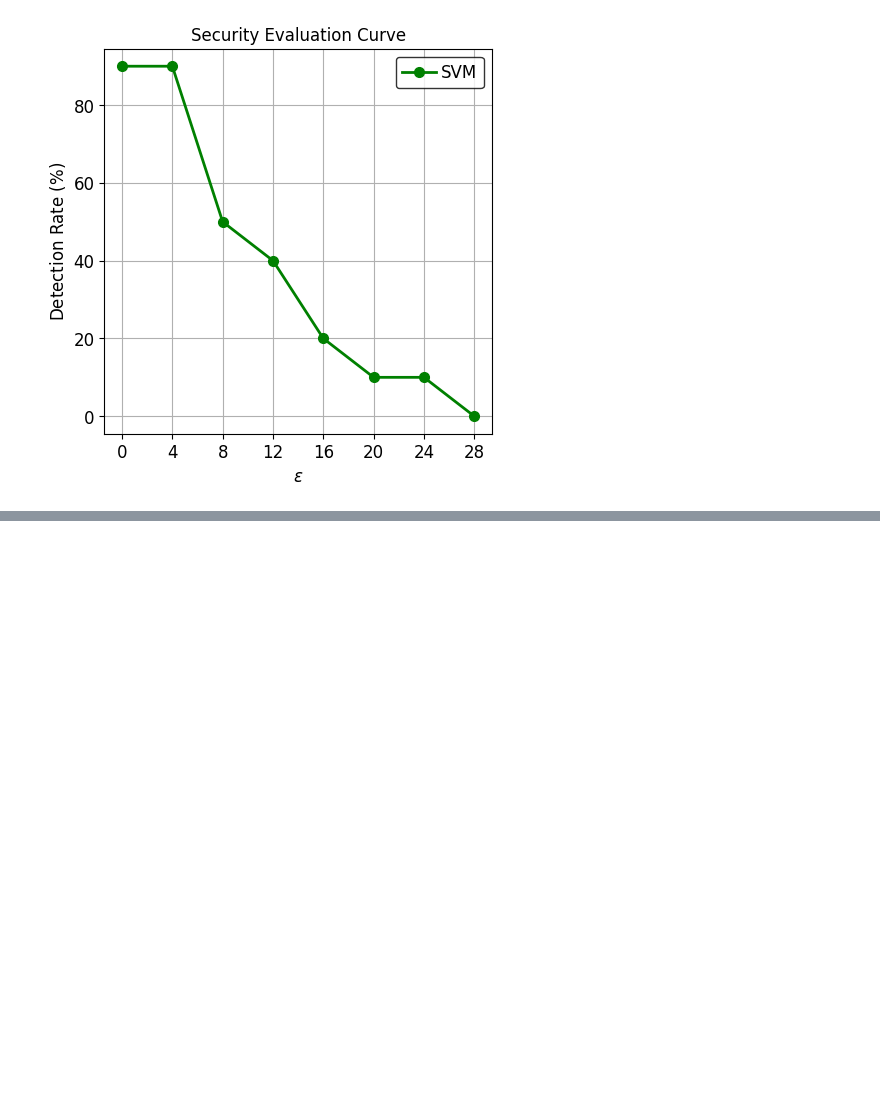
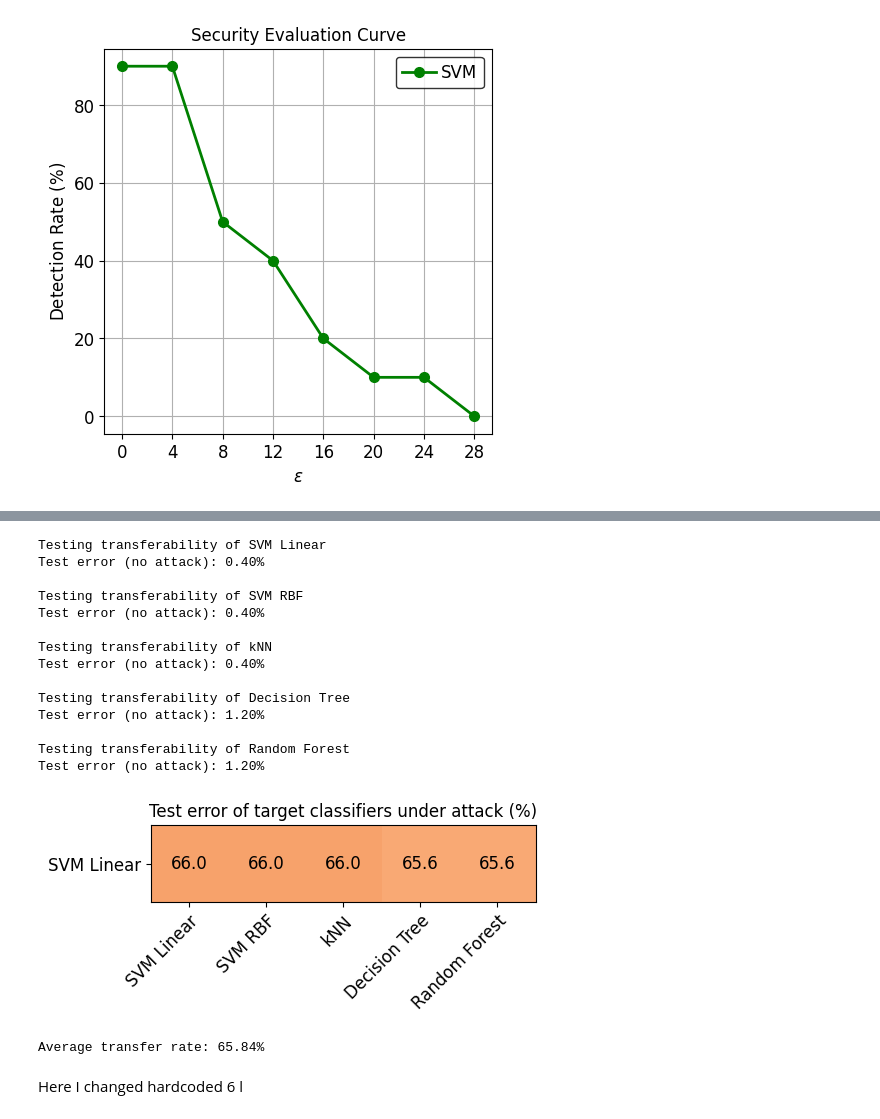
Before and after one commit to Pabilito/AI-paper-results-reproduction, a Jupyter notebook: AI_Project.ipynb, the cells around one changed output, grey strips where cells are left out. Saved outputs shown, nothing was run; the diff lists cells and outputs as text; code cells hidden in the pictures; blank space fills up the shorter version.

Commit message:
Adding transferability attack
One of the classifiers does not work, there is some problem with loss

```diff
--- a/AI_Project.ipynb
+++ b/AI_Project.ipynb
@@ -261,0 +457,70 @@ fig.sp.xlabel(r"$\varepsilon$")
+# %%
+# Metric to use for testing transferability
+from secml.ml.peval.metrics import CMetricTestError
+metric = CMetricTestError()
+
+trans_error = []
+transfer_rate = 0.0
+for target_clf in target_clf_list:
+
+    print("\nTesting transferability of {:}".format(target_clf.clf_name))
+
+    origin_error = metric.performance_score(
+            y_true=ts.Y, y_pred=target_clf.clf.predict(ts.X))
+
+    print("Test error (no attack): {:.2%}".format(origin_error))
+
+    trans_error_clf = metric.performance_score(
+        y_true=ts.Y, y_pred=target_clf.clf.predict(adv_ds.X))
+
+    trans_error.append(trans_error_clf)
+    transfer_rate += trans_error_clf
+
+# Computing the transfer rate
+transfer_rate /= len(target_clf_list)
+
+from secml.array import CArray
+trans_acc = CArray(trans_error) * 100  # Show results in percentage
+
+from secml.figure import CFigure
+# Only required for visualization in notebooks
+%matplotlib inline
+
+fig = CFigure(height=1)
+a = fig.sp.imshow(trans_acc.reshape((1, len(target_clf_list))),
+                  cmap='Oranges', interpolation='nearest',
+                  alpha=.65, vmin=60, vmax=70)
+
+fig.sp.xticks(CArray.arange((len(target_clf_list))))
+fig.sp.xticklabels([c.clf_name for c in target_clf_list],
+                   rotation=45, ha="right", rotation_mode="anchor")
+fig.sp.yticks([0])
+fig.sp.yticklabels([surr_clf.clf_name])
+
+for i in range(len(target_clf_list)):
+    fig.sp.text(i, 0, trans_acc[i].round(2).item(), va='center', ha='center')
+
+fig.sp.title("Test error of target classifiers under attack (%)")
+
+fig.show()
+
+print("\nAverage transfer rate: {:.2%}".format(transfer_rate))
+# %% [output]
+Testing transferability of SVM Linear
+Test error (no attack): 0.40%
+
+Testing transferability of SVM RBF
+Test error (no attack): 0.40%
+
+Testing transferability of kNN
+Test error (no attack): 0.40%
+
+Testing transferability of Decision Tree
+Test error (no attack): 1.20%
+
+Testing transferability of Random Forest
+Test error (no attack): 1.20%
+[figure, added]
+Average transfer rate: 65.84%
+# %% [markdown]
+Here I changed hardcoded 6 l
```
Also changed, not shown: parts of 5 cells of this notebook.
